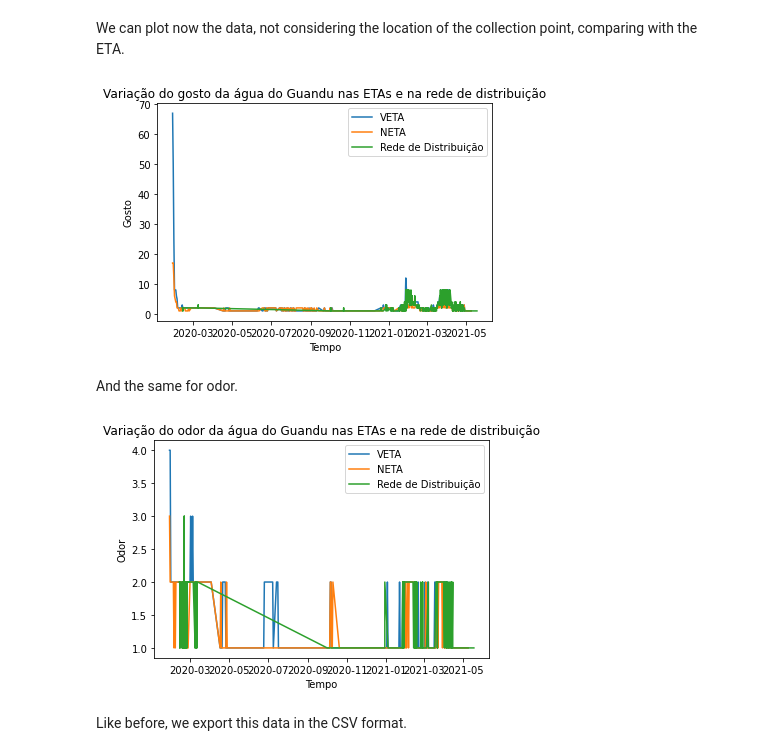
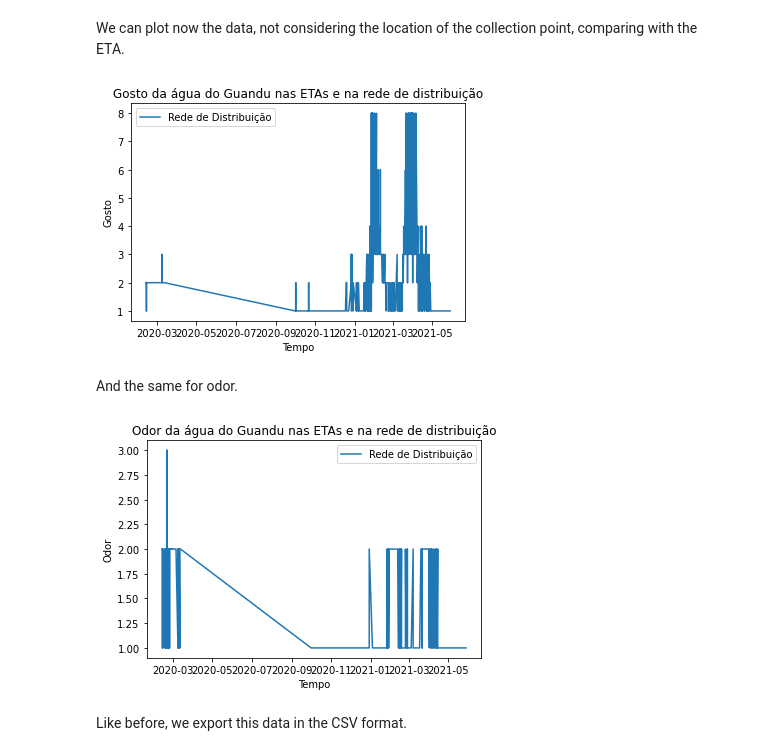
Before and after one commit to guidanoli/inf1032, a Jupyter notebook: guandu.ipynb, the cells around one changed output. Saved outputs shown, nothing was run; the diff lists cells and outputs as text; code cells hidden in the pictures.

```diff
--- a/guandu.ipynb
+++ b/guandu.ipynb
@@ -584,29 +584,25 @@ tno_net_df = pd.concat(tno_net_df_list, ignore_index=True)
 # %% [markdown]
 We can plot now the data, not considering the location of the collection point, comparing with the ETA.
 # %%
-plt.plot(tno_df.date, tno_df.veta_taste, label='VETA')
-plt.plot(tno_df.date, tno_df.neta_taste, label='NETA')
 plt.plot(tno_net_df.date, tno_net_df.taste, label='Rede de Distribuição')
 plt.xlabel('Tempo')
 plt.ylabel('Gosto')
-plt.title('Variação do gosto da água do Guandu nas ETAs e na rede de distribuição')
+plt.title('Gosto da água do Guandu nas ETAs e na rede de distribuição')
 plt.legend()
 plt.show()
 # %% [output]
-[figure, old version]
+[figure, new version]
 # %% [markdown]
 And the same for odor.
 # %%
-plt.plot(tno_df.date, tno_df.veta_odor, label='VETA')
-plt.plot(tno_df.date, tno_df.neta_odor, label='NETA')
 plt.plot(tno_net_df.date, tno_net_df.odor, label='Rede de Distribuição')
 plt.xlabel('Tempo')
 plt.ylabel('Odor')
-plt.title('Variação do odor da água do Guandu nas ETAs e na rede de distribuição')
+plt.title('Odor da água do Guandu nas ETAs e na rede de distribuição')
 plt.legend()
 plt.show()
 # %% [output]
-[figure, old version]
+[figure, new version]
 # %% [markdown]
 Like before, we export this data in the CSV format.
 # %%
```
Also changed, not shown: parts of 5 cells of this notebook, 29 other files.
